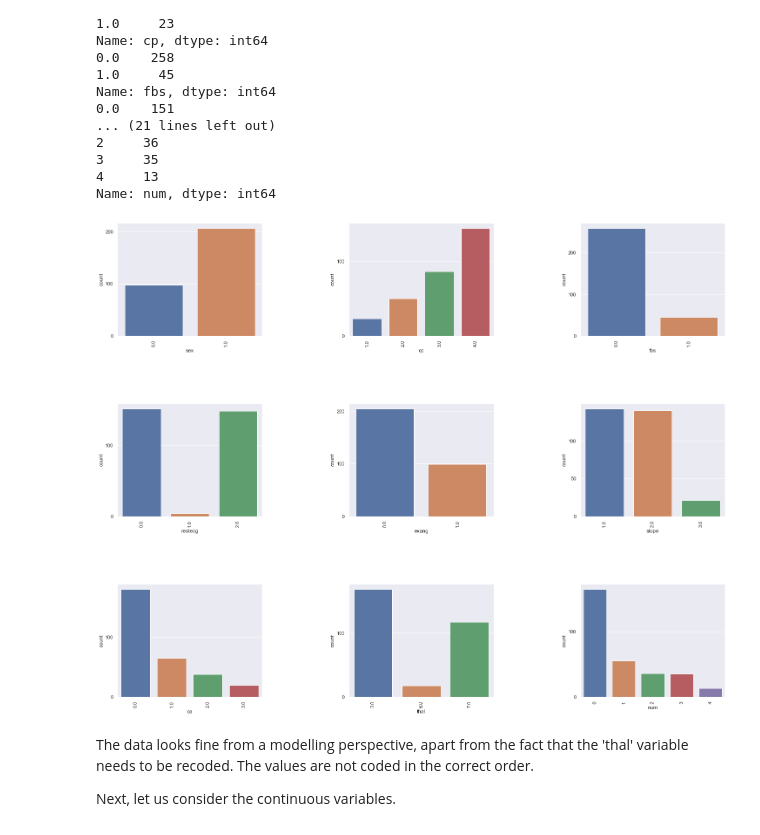
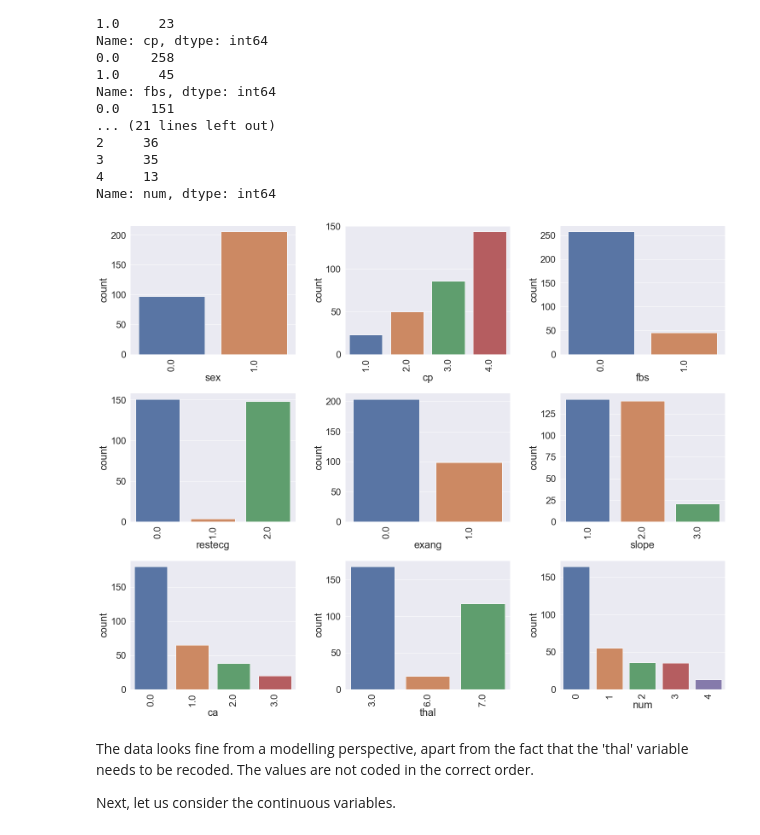
Before and after one commit to LourensWalters/cor_art_dis, a Jupyter notebook: cor_art_dis/notebooks/explore_data_2020_10_22_lw.ipynb, the cells around one changed output. Saved outputs shown, nothing was run; the diff lists cells and outputs as text; code cells hidden in the pictures.

```diff
--- a/cor_art_dis/notebooks/explore_data_2020_10_22_lw.ipynb
+++ b/cor_art_dis/notebooks/explore_data_2020_10_22_lw.ipynb
@@ -354,7 +349,7 @@ outcome_counts = df_fin_cat['num'].value_counts()
 print(outcome_counts)
 
 # Plot outcome counts.
-sns.set(style="darkgrid")
+#sns.set(style="darkgrid")
 sns.set(font_scale=1);
 sns.barplot(x=outcome_counts.index, y=outcome_counts.values, alpha=0.9)
 plt.title('Frequency Distribution of Outcomes')
@@ -381,7 +376,7 @@ df_fin_cat['num_bin'] = df_fin['num'].apply(lambda x: 1 if x > 0 else 0)
 outcome_counts_bin = df_fin_cat['num_bin'].value_counts()
 print(outcome_counts_bin)
 sns.set(font_scale=1);
-sns.set(style="darkgrid")
+#sns.set(style="darkgrid")
 ax = sns.barplot(x=outcome_counts_bin.index, y=outcome_counts_bin.values, alpha=0.9)
 plt.title('Frequency Distribution of Outcomes')
 plt.ylabel('Number of Occurrences', fontsize=13)
@@ -421,14 +416,15 @@ Name: num, dtype: int64
 # %%
 # Bar chart plot of categorical variables.
 fig, ax = plt.subplots(3, 3, figsize=(25, 20));
-sns.set(font_scale=3);
-fig.subplots_adjust(hspace=0.6, wspace=0.6);
+sns.set(font_scale=2);
+#sns.set(style="darkgrid")
+fig.subplots_adjust(hspace=0.3, wspace=0.3);
 for variable, subplot in zip(names_cat, ax.flatten()):
     _ = sns.countplot(x=df_fin_cat[variable], ax=subplot);
     for label in subplot.get_xticklabels():
         label.set_rotation(90);
 # %% [output]
-[figure, old version]
+[figure, new version]
 # %% [markdown]
 The data looks fine from a modelling perspective, apart from the fact that the 'thal' variable needs to be recoded.
 The values are not coded in the correct order.
```
Also changed, not shown: parts of 16 cells of this notebook.
